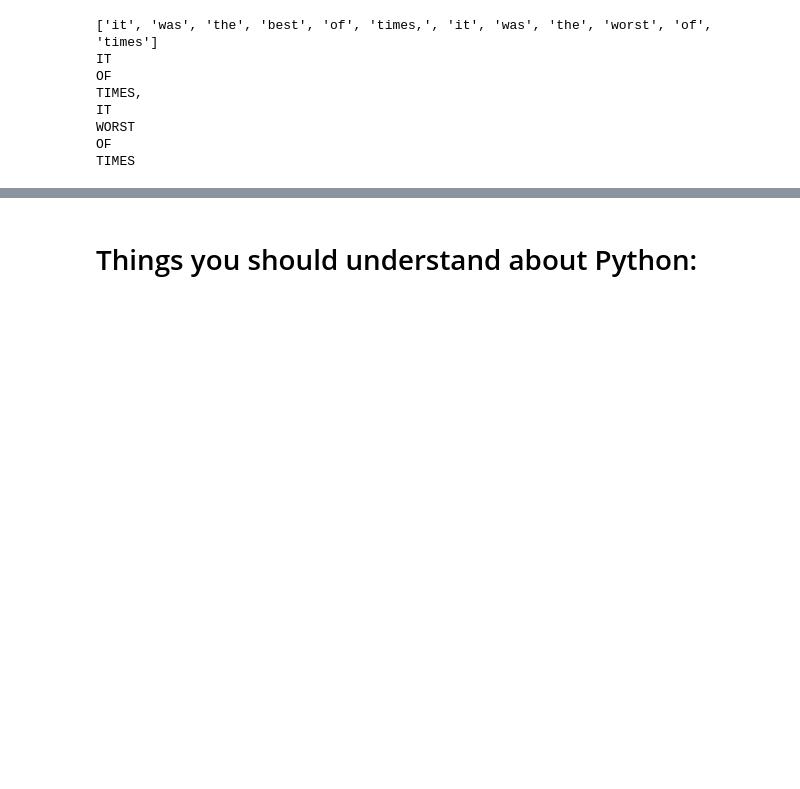
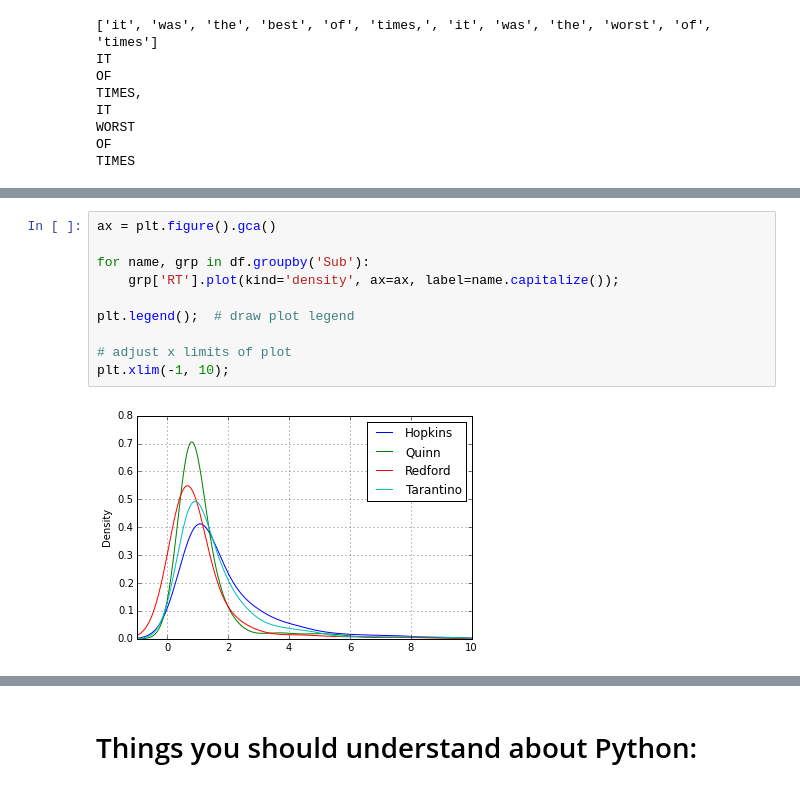
Before and after one commit to jmxpearson/DIBS_materials, a Jupyter notebook: python/Basic Programming in Python.ipynb, the cells around one changed output, grey strips where cells are left out. Cells and saved outputs as stored; diff of their text form; blank space fills up the shorter version.

```diff
--- a/python/Basic Programming in Python.ipynb
+++ b/python/Basic Programming in Python.ipynb
@@ -333,0 +447,12 @@ TIMES
+# %%
+ax = plt.figure().gca()
+
+for name, grp in df.groupby('Sub'):
+    grp['RT'].plot(kind='density', ax=ax, label=name.capitalize());
+
+plt.legend();  # draw plot legend
+
+# adjust x limits of plot
+plt.xlim(-1, 10);
+# %% [output]
+[figure, added]
```
Also changed, not shown: parts of 24 cells of this notebook.
